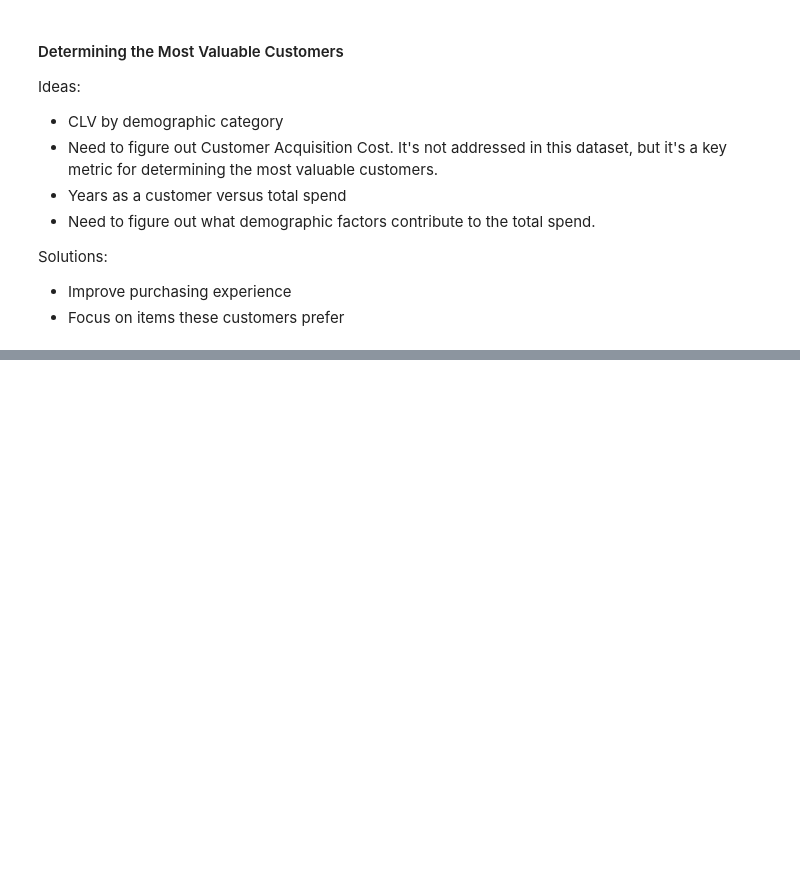
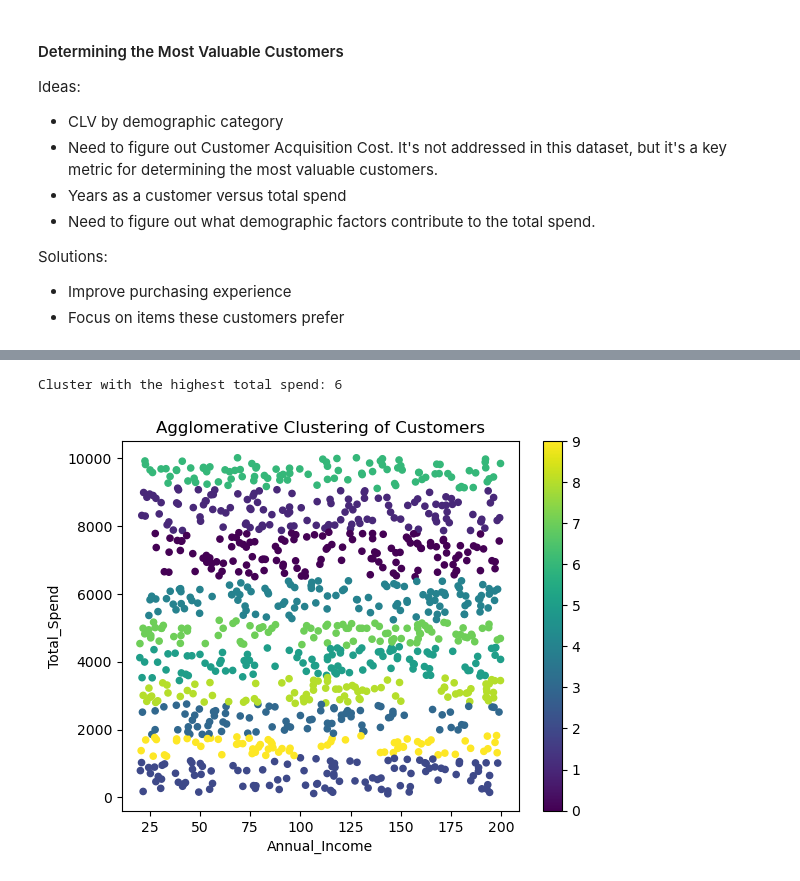
Before and after one commit to tacotuesday/most-valuable-customers, a Jupyter notebook: notebooks/most-valuable-customers.ipynb, the cells around one changed output, grey strips where cells are left out. Cells and saved outputs as stored; diff of their text form; code cells hidden in the pictures; blank space fills up the shorter version.

```diff
--- a/notebooks/most-valuable-customers.ipynb
+++ b/notebooks/most-valuable-customers.ipynb
@@ -402,0 +436,22 @@ ImportError: cannot import name 'HAC' from 'sklearn.cluster' (/opt/miniconda3/en
+# %%
+# DBSCAN performed well. Next, let's try Hierarchical Agglomerative Clustering.
+
+from sklearn.cluster import AgglomerativeClustering
+hac = AgglomerativeClustering(n_clusters=10, metric="euclidean", linkage="ward")
+hac.fit(X)
+
+X.plot.scatter(x="Annual_Income", y="Total_Spend", c=hac.labels_, cmap='viridis', title="Agglomerative Clustering of Customers")
+
+# Find the cluster with the highest total spend
+X_with_labels = X.copy()
+X_with_labels['Cluster'] = hac.labels_
+max_spend_index = X_with_labels['Total_Spend'].idxmax()
+cluster_with_highest_spend = X_with_labels.loc[max_spend_index, 'Cluster']
+
+print(f"Cluster with the highest total spend: {cluster_with_highest_spend}")
+
+# Visualize the clusters
+plt.show()
+# %% [output]
+Cluster with the highest total spend: 6
+[figure, added]
```
Also changed, not shown: parts of 18 cells of this notebook.
